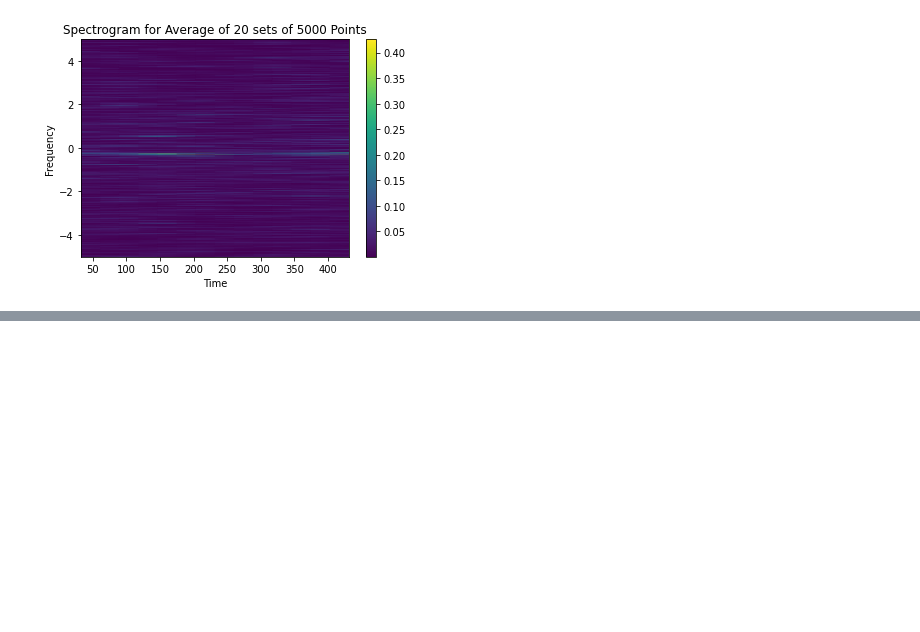
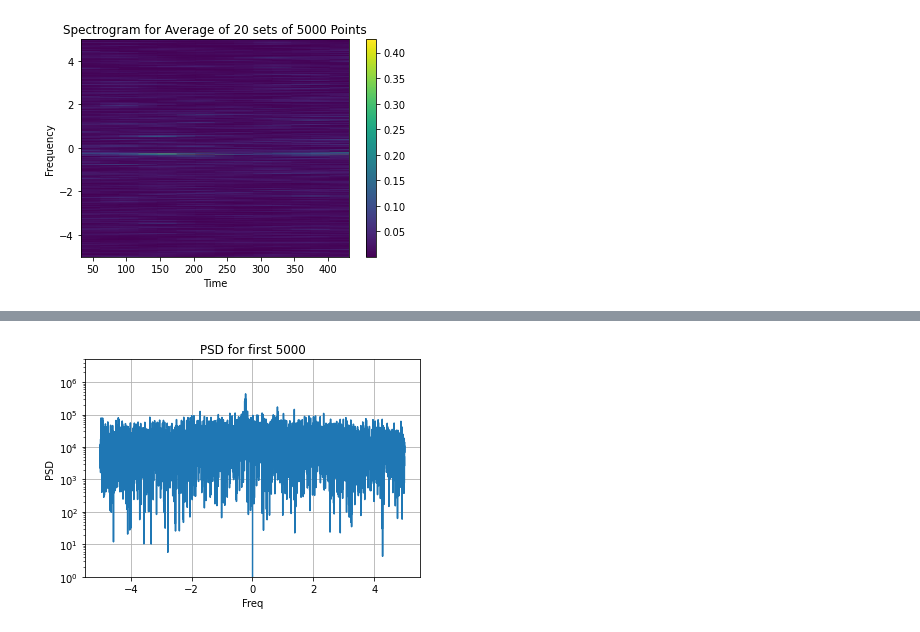
Before and after one commit to RoslynJessney/roslynmproject, a Jupyter notebook: LargerDatasetSpecs.ipynb, the cells around one changed output, grey strips where cells are left out. Cells and saved outputs as stored; diff of their text form; code cells hidden in the pictures; blank space fills up the shorter version.

```diff
--- a/LargerDatasetSpecs.ipynb
+++ b/LargerDatasetSpecs.ipynb
@@ -119,0 +158,19 @@ plt.show()
+# %%
+#PSD
+#power response is the abs value of the FFT
+
+F5000=np.fft.fft(batches5000[0]-np.mean(batches5000[0]))
+
+P5000 = np.square(abs(F5000))
+
+#create s axis in Fourier plane (same size as set and with sampling freq at least max freq x2)
+s=np.fft.fftfreq(5000, 0.1)
+
+plt.semilogy(s,P5000)
+plt.xlabel('Freq')
+plt.ylabel('PSD')
+plt.ylim(1,5000000)
+plt.title('PSD for first 5000')
+plt.grid(True)
+# %% [output]
+[figure, added]
```
Also changed, not shown: parts of 3 cells of this notebook.
